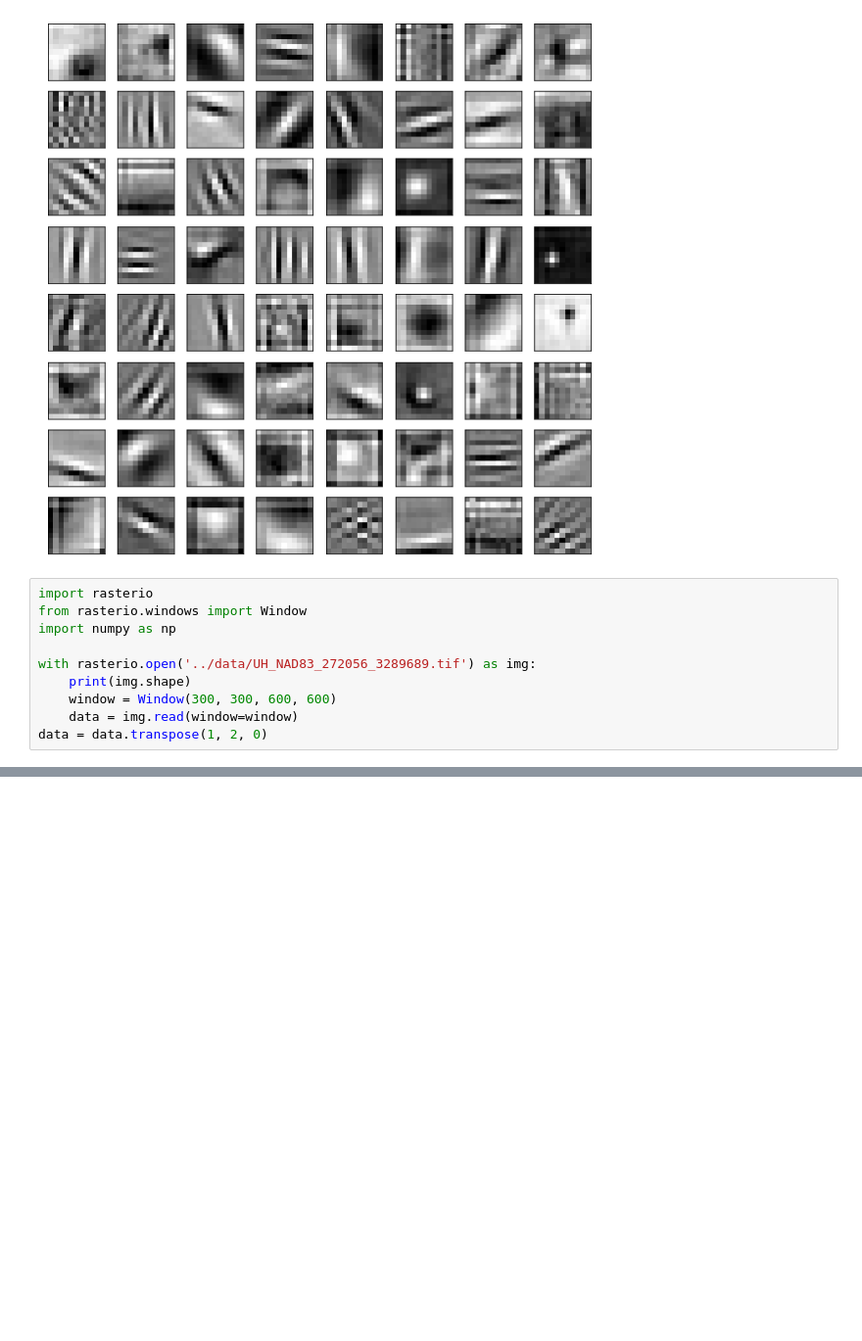
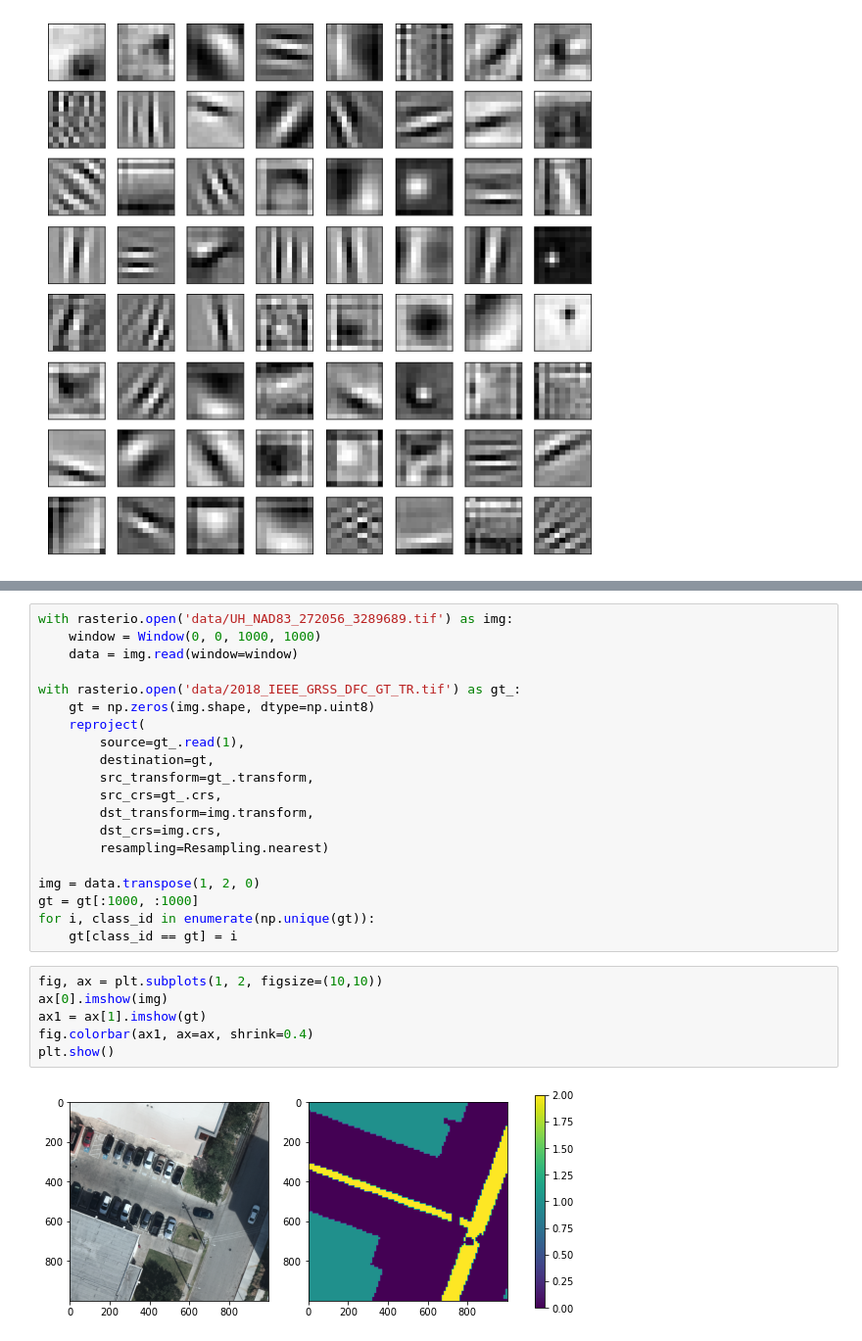
Before and after one commit to Romain3Ch216/formation_pytorch_omp, a Jupyter notebook: partie_1.ipynb, the cells around one changed output, grey strips where cells are left out. Shown at 98% size. Cells and saved outputs as stored; diff of their text form; blank space fills up the shorter version.

```diff
--- a/partie_1.ipynb
+++ b/partie_1.ipynb
@@ -59,13 +63,3 @@ for i in range(8):
 plt.show()
 # %% [output]
 [figure]
-# %%
-import rasterio
-from rasterio.windows import Window
-import numpy as np
-
-with rasterio.open('../data/UH_NAD83_272056_3289689.tif') as img:
-    print(img.shape)
-    window = Window(300, 300, 600, 600)
-    data = img.read(window=window)
-data = data.transpose(1, 2, 0)
@@ -79,0 +75,28 @@ plt.show()
+# %%
+with rasterio.open('data/UH_NAD83_272056_3289689.tif') as img:
+    window = Window(0, 0, 1000, 1000)
+    data = img.read(window=window)
+
+with rasterio.open('data/2018_IEEE_GRSS_DFC_GT_TR.tif') as gt_:
+    gt = np.zeros(img.shape, dtype=np.uint8)
+    reproject(
+        source=gt_.read(1),
+        destination=gt,
+        src_transform=gt_.transform,
+        src_crs=gt_.crs,
+        dst_transform=img.transform,
+        dst_crs=img.crs,
+        resampling=Resampling.nearest)
+
+img = data.transpose(1, 2, 0)
+gt = gt[:1000, :1000]
+for i, class_id in enumerate(np.unique(gt)):
+    gt[class_id == gt] = i
+# %%
+fig, ax = plt.subplots(1, 2, figsize=(10,10))
+ax[0].imshow(img)
+ax1 = ax[1].imshow(gt)
+fig.colorbar(ax1, ax=ax, shrink=0.4)
+plt.show()
+# %% [output]
+[figure, added]
```
Also changed, not shown: parts of 15 cells of this notebook.
